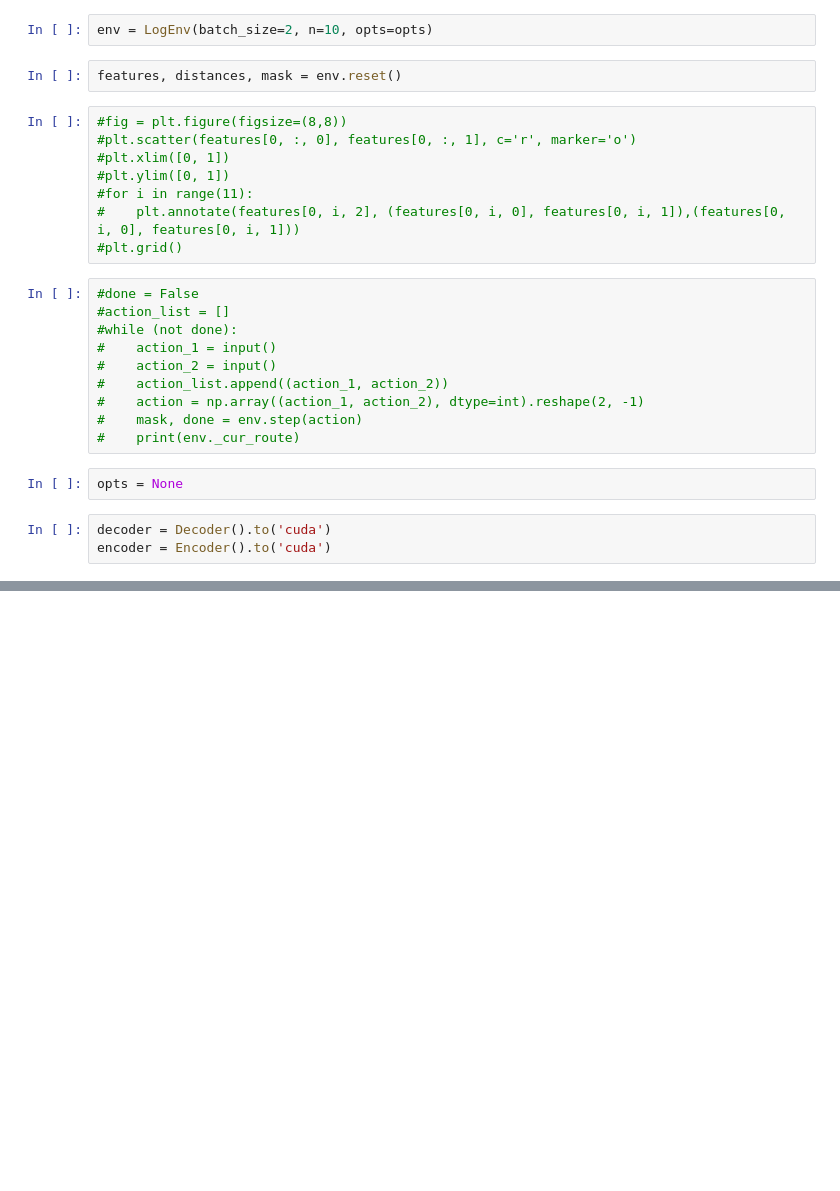
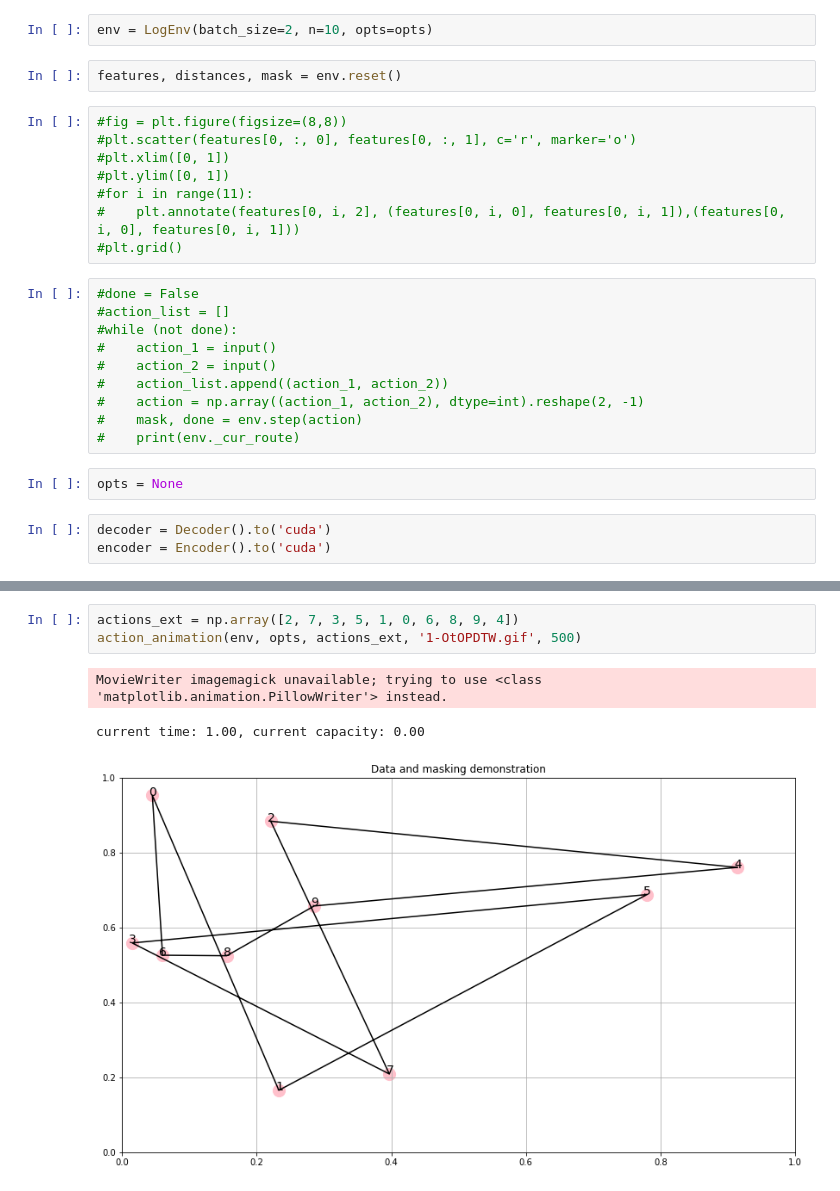
Before and after one commit to Arssel/CMC6, a Jupyter notebook: Untitled.ipynb, the cells around one changed output, grey strips where cells are left out. Cells and saved outputs as stored; diff of their text form; blank space fills up the shorter version.

```diff
--- a/Untitled.ipynb
+++ b/Untitled.ipynb
@@ -47,0 +70,7 @@ KeyboardInterrupt:
+# %%
+actions_ext = np.array([2, 7, 3, 5, 1, 0, 6, 8, 9, 4])
+action_animation(env, opts, actions_ext, '1-OtOPDTW.gif', 500)
+# %% [output]
+MovieWriter imagemagick unavailable; trying to use <class 'matplotlib.animation.PillowWriter'> instead.
+current time: 1.00, current capacity: 0.00
+[figure, added]
```
Also changed, not shown: parts of 7 cells of this notebook, 4 other files.
